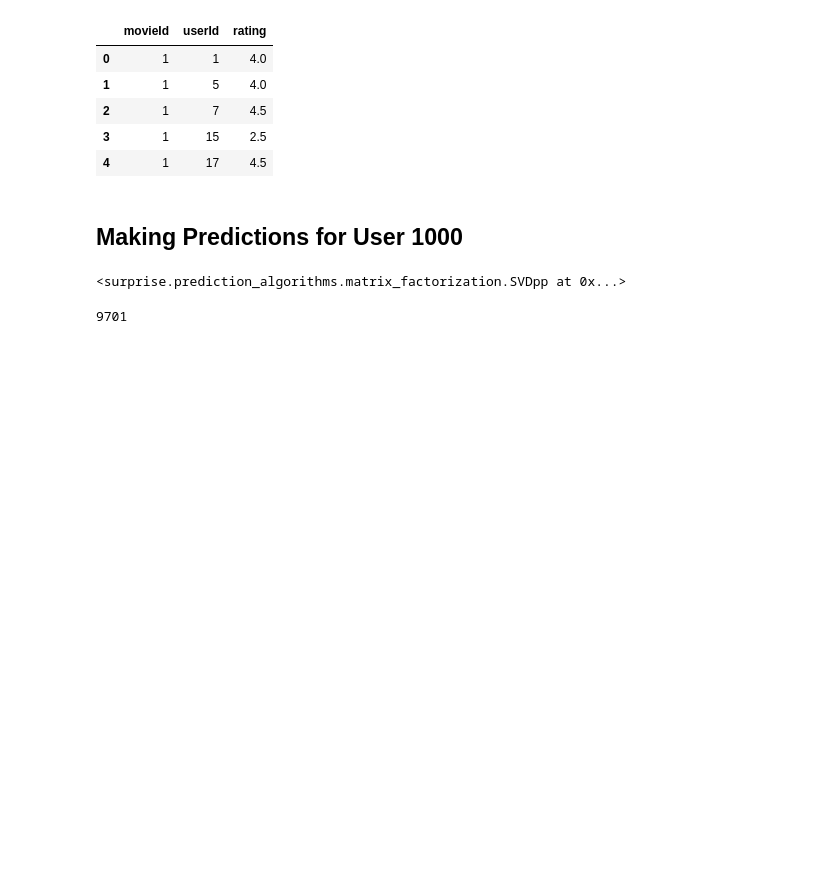
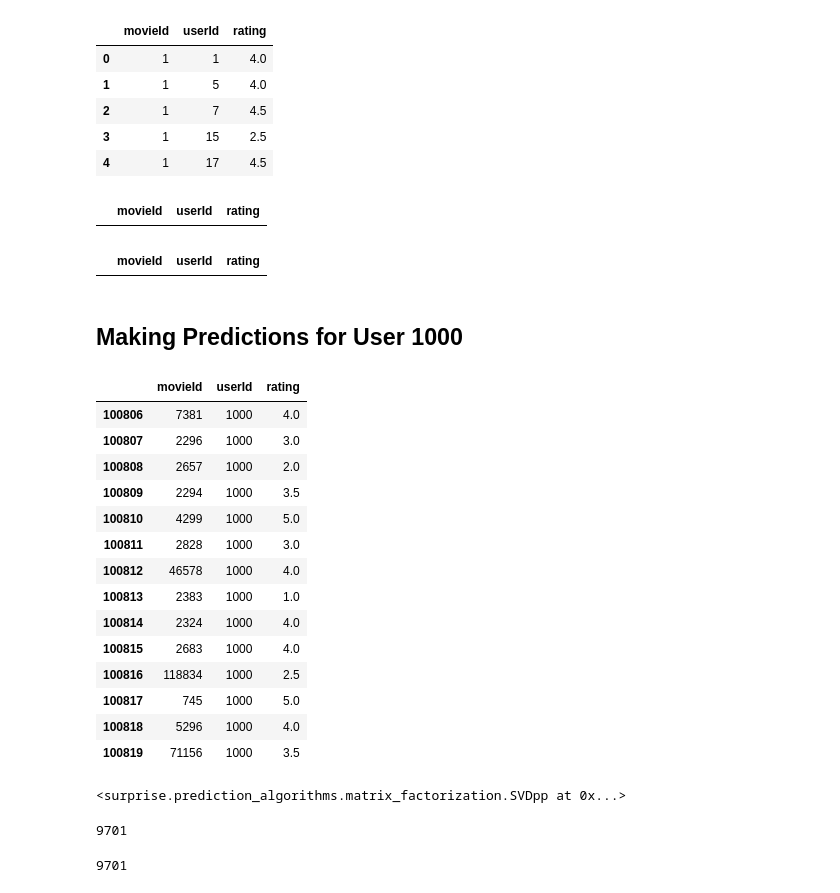
Before and after one commit to MackoyS/movielens-recommendation-system, a Jupyter notebook: movie_recc_system.ipynb, the cells around one changed output. Drawn from its saved outputs; the diff is of its cells as text; code cells hidden in the pictures; blank space fills up the shorter version.

```diff
--- a/movie_recc_system.ipynb
+++ b/movie_recc_system.ipynb
@@ -980,5 +983,5 @@ def movie_rater(movie_df, num, genre=None):
 # %%
 rater_df = movie.drop(columns=['Action', 'Adventure', 'Animation', 'Children', 'Comedy', 'Crime', 'Documentary', 'Drama',
                     'Fantasy', 'Film-Noir', 'Horror', 'IMAX', 'Musical', 'Mystery', 'Romance', 'Sci-Fi', 'Thriller',
-                    'War', 'Western', 'Unknown', 'timestamp'], axis=1)
+                    'War', 'Western', 'Unknown', 'timestamp', 'userId', 'rating', 'year'], axis=1)
 # %%
@@ -1005,9 +1017,60 @@ user_rating = [{'userId': 1000, 'movieId': 55245, 'rating': '5'},
+# %%
+predict_df.loc[predict_df['userId'] == 1000]
+# %% [output]
+|  | movieId | userId | rating |
+# %%
+user_rating = [{'userId': 1000, 'movieId': 7381, 'rating': 4},
+              {'userId': 1000, 'movieId': 2296, 'rating': 3},
+              {'userId': 1000, 'movieId': 2657, 'rating': 2},
+              {'userId': 1000, 'movieId': 2294, 'rating': 3.5},
+              {'userId': 1000, 'movieId': 4299, 'rating': 5},
+              {'userId': 1000, 'movieId': 2828, 'rating': 3},
+              {'userId': 1000, 'movieId': 46578, 'rating': 4},
+              {'userId': 1000, 'movieId': 2383, 'rating': 1},
+              {'userId': 1000, 'movieId': 2324, 'rating': 4},
+              {'userId': 1000, 'movieId': 2683, 'rating': 4},
+              {'userId': 1000, 'movieId': 118834, 'rating': 2.5},
+              {'userId': 1000, 'movieId': 745, 'rating': 5},
+              {'userId': 1000, 'movieId': 5296, 'rating': 4},
+              {'userId': 1000, 'movieId': 71156, 'rating': 3.5},
+              {'userId': 1000, 'movieId': 4016, 'rating': 5},
+              {'userId': 1000, 'movieId': 68848, 'rating': 3},
+              {'userId': 1000, 'movieId': 2797, 'rating': 5},
+              {'userId': 1000, 'movieId': 1265, 'rating': 5},
+              {'userId': 1000, 'movieId': 1566, 'rating': 5},
+              {'userId': 1000, 'movieId': 4141, 'rating': 4},
+              {'userId': 1000, 'movieId': 6464, 'rating': 4},
+              {'userId': 1000, 'movieId': 3868, 'rating': 5},
+              {'userId': 1000, 'movieId': 3882, 'rating': 4},
+              {'userId': 1000, 'movieId': 3175, 'rating': 5}]
+# %%
+predict_df.loc[predict_df['userId'] == 1000]
+# %% [output]
+|  | movieId | userId | rating |
 # %% [markdown]
 ## Making Predictions for User 1000
 # %%
 ## add the new ratings to the original ratings DataFrame
 new_ratings_df = predict_df.append(user_rating,ignore_index=True)
 new_data = Dataset.load_from_df(new_ratings_df,reader)
+# %%
+new_ratings_df.loc[new_ratings_df['userId'] == 1000]
+# %% [output]
+|  | movieId | userId | rating |
+| 100806 | 7381 | 1000 | 4.0 |
+| 100807 | 2296 | 1000 | 3.0 |
+| 100808 | 2657 | 1000 | 2.0 |
+| 100809 | 2294 | 1000 | 3.5 |
+| 100810 | 4299 | 1000 | 5.0 |
+| 100811 | 2828 | 1000 | 3.0 |
+| 100812 | 46578 | 1000 | 4.0 |
+| 100813 | 2383 | 1000 | 1.0 |
+| 100814 | 2324 | 1000 | 4.0 |
+| 100815 | 2683 | 1000 | 4.0 |
+| 100816 | 118834 | 1000 | 2.5 |
+| 100817 | 745 | 1000 | 5.0 |
+| 100818 | 5296 | 1000 | 4.0 |
+| 100819 | 71156 | 1000 | 3.5 |
 # %%
 SVDpp_ = SVDpp(random_state=42)
 SVDpp_.fit(new_data.build_full_trainset())
@@ -1020,3 +1083,7 @@ for m_id in predict_df['movieId'].unique():
+# %%
+len(list_of_movies)
+# %% [output]
+9701
 # %%
 ranked_movies = sorted(list_of_movies, key=lambda x:x[1], reverse=True)
 # %%
```
Also changed, not shown: parts of 36 cells of this notebook.
